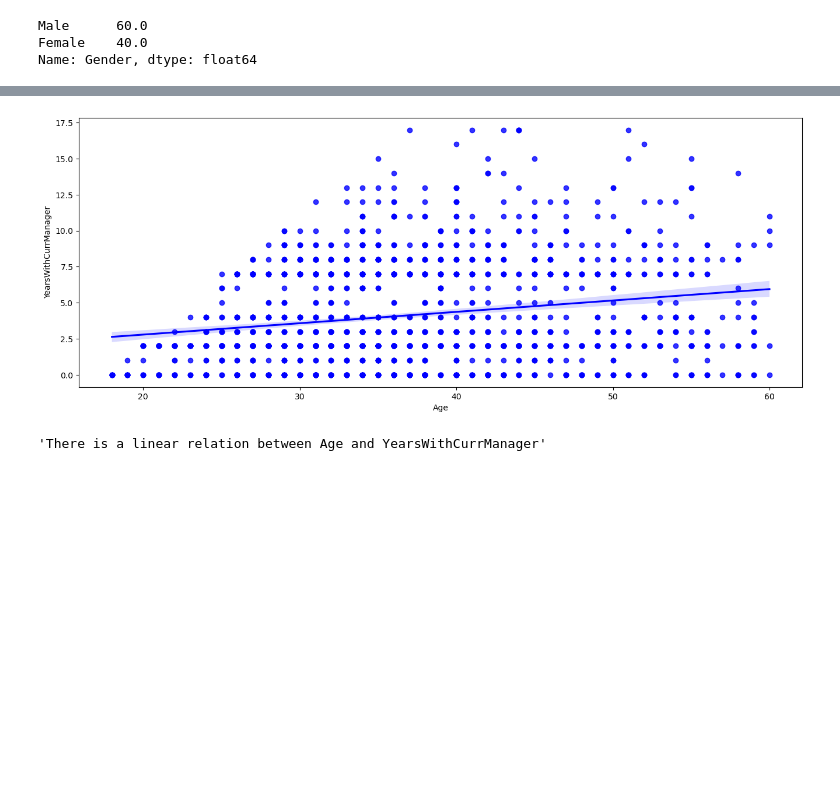
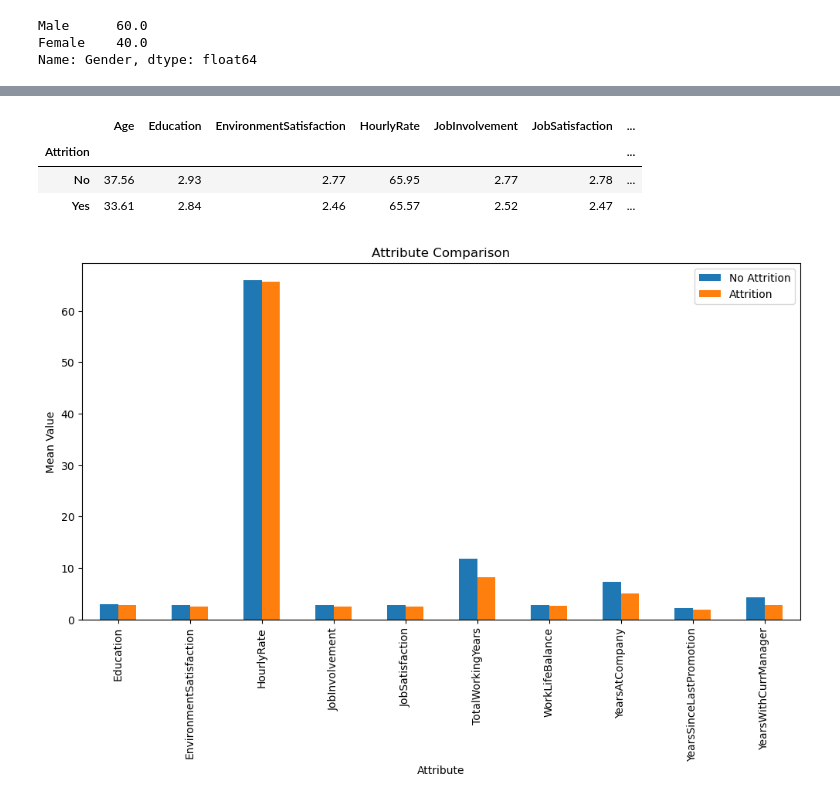
Before and after one commit to Jeff-Wince/GroupProj_Aakash_Jeff_Sonila_Stephanie, a Jupyter notebook: HR-Employee-Attrition.ipynb, the cells around one changed output, grey strips where cells are left out. Drawn from its saved outputs; the diff is of its cells as text; code cells hidden in the pictures; blank space fills up the shorter version.

```diff
--- a/HR-Employee-Attrition.ipynb
+++ b/HR-Employee-Attrition.ipynb
@@ -208,10 +205,25 @@ ValueError: could not convert string to float: 'Yes'
-# %%
-#Plotting Age vs YearsWithCurrManager
-plt.figure(figsize = (16,6))
-sn.regplot(x= 'Age', y = 'YearsWithCurrManager' , data = df,color='blue')
-plt.show()
-
-"""There is a linear relation between Age and YearsWithCurrManager"""
-# %% [output]
-[figure, removed]
-'There is a linear relation between Age and YearsWithCurrManager'
+# %%
+job_means = cdf.groupby("Attrition" ).mean()
+job_means = round(job_means, 2)
+job_means
+# %% [output]
+|  | Age | Education | EnvironmentSatisfaction | HourlyRate | JobInvolvement | JobSatisfaction | ... |
+| Attrition |  |  |  |  |  |  | ... |
+| No | 37.56 | 2.93 | 2.77 | 65.95 | 2.77 | 2.78 | ... |
+| Yes | 33.61 | 2.84 | 2.46 | 65.57 | 2.52 | 2.47 | ... |
+# %%
+at_df = pd.DataFrame({'Attribute': ['Education', 'EnvironmentSatisfaction', 'HourlyRate', 'JobInvolvement', 'JobSatisfaction', 'TotalWorkingYears', 'WorkLifeBalance', 'YearsAtCompany', 'YearsSinceLastPromotion', 'YearsWithCurrManager'],
+                   'No Attrition': [2.93, 2.77, 65.95, 2.77, 2.78, 11.86, 2.78, 7.37, 2.23, 4.37],
+                   'Attrition': [2.84, 2.46, 65.57, 2.52, 2.47, 8.24, 2.66, 5.13, 1.95, 2.85]})
+
+# Plot the data as a bar graph
+at_df.set_index("Attribute", inplace=True)
+at_df.plot(kind='bar', figsize=(12,6), stacked=False, width = 0.5)
+
+plt.title("Attribute Comparison")
+plt.xlabel("Attribute")
+plt.ylabel("Mean Value")
+plt.legend(loc='best')
+plt.show()
+# %% [output]
+[figure, added]
```
Also changed, not shown: parts of 9 cells of this notebook.
